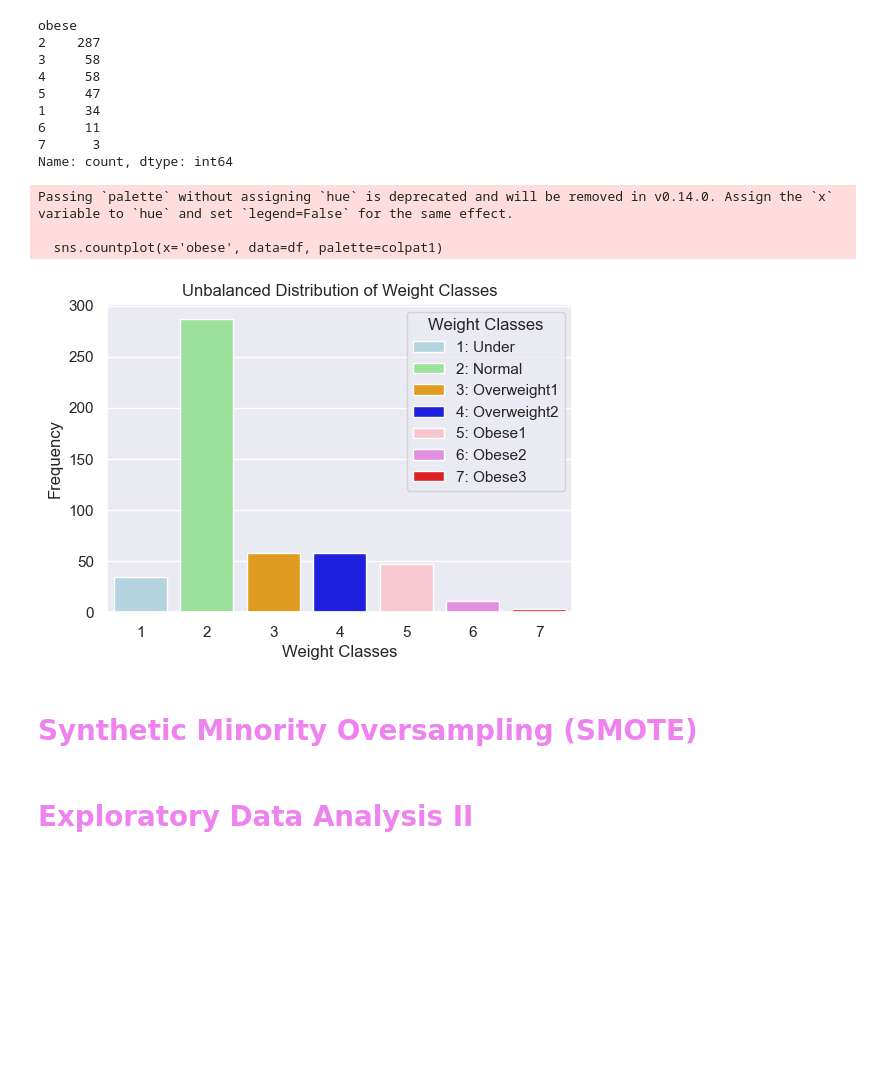
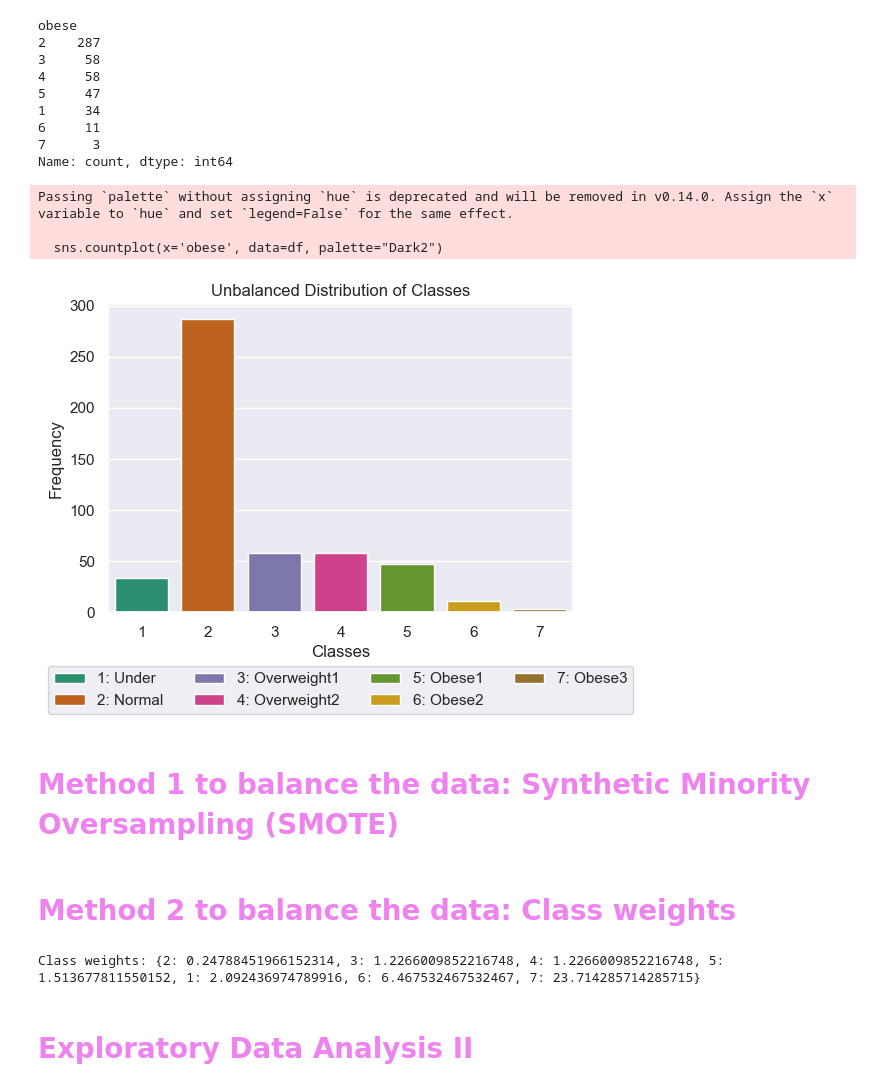
Before and after one commit to santi-proy/m509, a Jupyter notebook: obesity.ipynb, the cells around one changed output. Cells and saved outputs as stored; diff of their text form; code cells hidden in the pictures; blank space fills up the shorter version.

```diff
--- a/obesity.ipynb
+++ b/obesity.ipynb
@@ -57,21 +61,20 @@ obese
 7      3
 Name: count, dtype: int64
 # %%
-colpat1 = ['lightblue', 'lightgreen', 'orange', 'blue', 'pink', 'violet', 'red']
 plt.figure(figsize=(6,4))
-sns.countplot(x='obese', data=df, palette=colpat1)
-plt.title("Unbalanced Distribution of Weight Classes")
-plt.xlabel("Weight Classes")
+sns.countplot(x='obese', data=df, palette="Dark2")
+plt.title("Unbalanced Distribution of Classes")
+plt.xlabel("Classes")
 plt.ylabel("Frequency")
-plt.legend(title="Weight Classes", labels=["1: Under", "2: Normal", "3: Overweight1", "4: Overweight2", "5: Obese1", "6: Obese2", "7: Obese3"])
+plt.legend(title="", labels=["1: Under", "2: Normal", "3: Overweight1", "4: Overweight2", "5: Obese1", "6: Obese2", "7: Obese3"], loc='upper center', bbox_to_anchor=(0.5, -0.15), ncol=4)
 plt.show()
 # %% [output]
 Passing `palette` without assigning `hue` is deprecated and will be removed in v0.14.0. Assign the `x` variable to `hue` and set `legend=False` for the same effect.
 
-  sns.countplot(x='obese', data=df, palette=colpat1)
+  sns.countplot(x='obese', data=df, palette="Dark2")
-[figure, old version]
+[figure, new version]
 # %% [markdown]
-# <span style="color:violet">**Synthetic Minority Oversampling (SMOTE)**</span>
+# <span style="color:violet">**Method 1 to balance the data: Synthetic Minority Oversampling (SMOTE)**</span>
 # %%
 # Separate depend & indep vars
 X_ub=df.drop('obese',axis=1)
@@ -97,6 +100,22 @@ xbal, ybal = smote.fit_resample(X_ub,y_ub)
 db=pd.DataFrame(xbal, columns=X_ub.columns)
 db['obese']=ybal
 db.to_csv('obesity.bal.csv', index=False)
+# %% [markdown]
+# <span style="color:violet">**Method 2 to balance the data: Class weights**</span>
+# %%
+# Separate depend & indep vars
+X_w = df.drop('obese', axis=1)
+X_w = pd.DataFrame(X_w)
+y_w = df['obese']
+X_w = X_w.apply(pd.to_numeric, errors='coerce')
+y_w = pd.to_numeric(y_w, errors='coerce')
+
+# Calculate class weights
+class_weights = compute_class_weight('balanced', classes=y_w.unique(), y=y_w)
+class_weight_dict = dict(zip(y_w.unique(), class_weights))
+print(f"Class weights: {class_weight_dict}")
+# %% [output]
+Class weights: {2: 0.24788451966152314, 3: 1.2266009852216748, 4: 1.2266009852216748, 5: 1.513677811550152, 1: 2.092436974789916, 6: 6.467532467532467, 7: 23.714285714285715}
 # %% [markdown]
 # <span style="color:violet">**Exploratory Data Analysis II**</span>
 # %%
```
Also changed, not shown: parts of 28 cells of this notebook, 2 other files.
